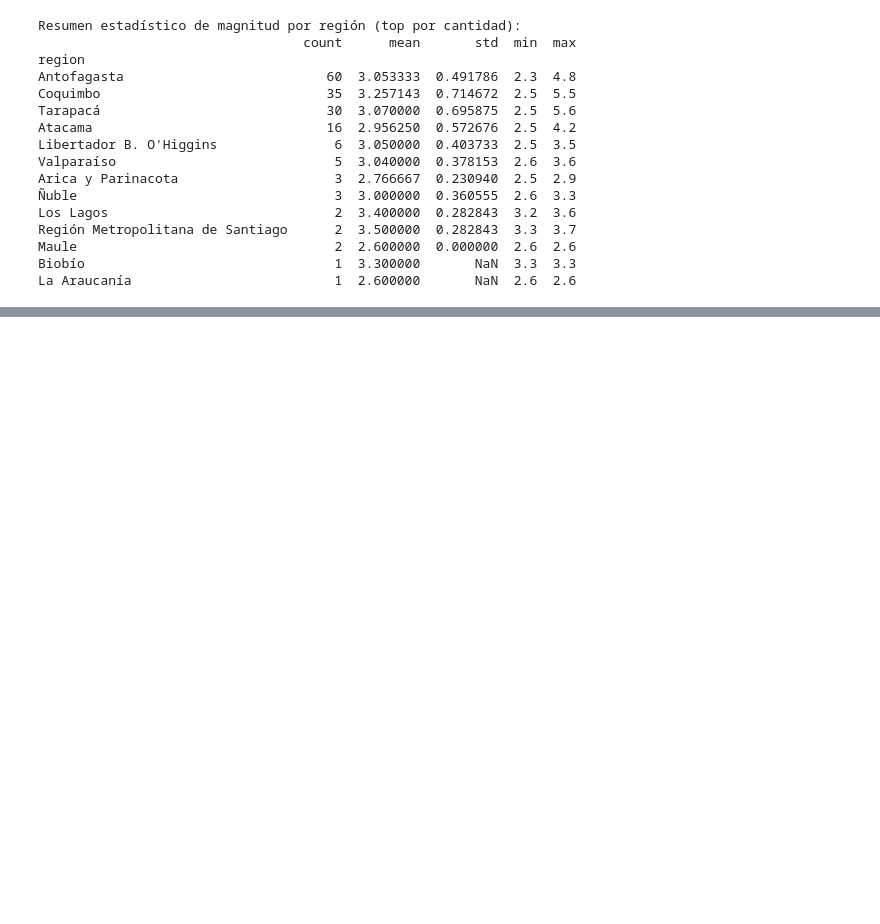
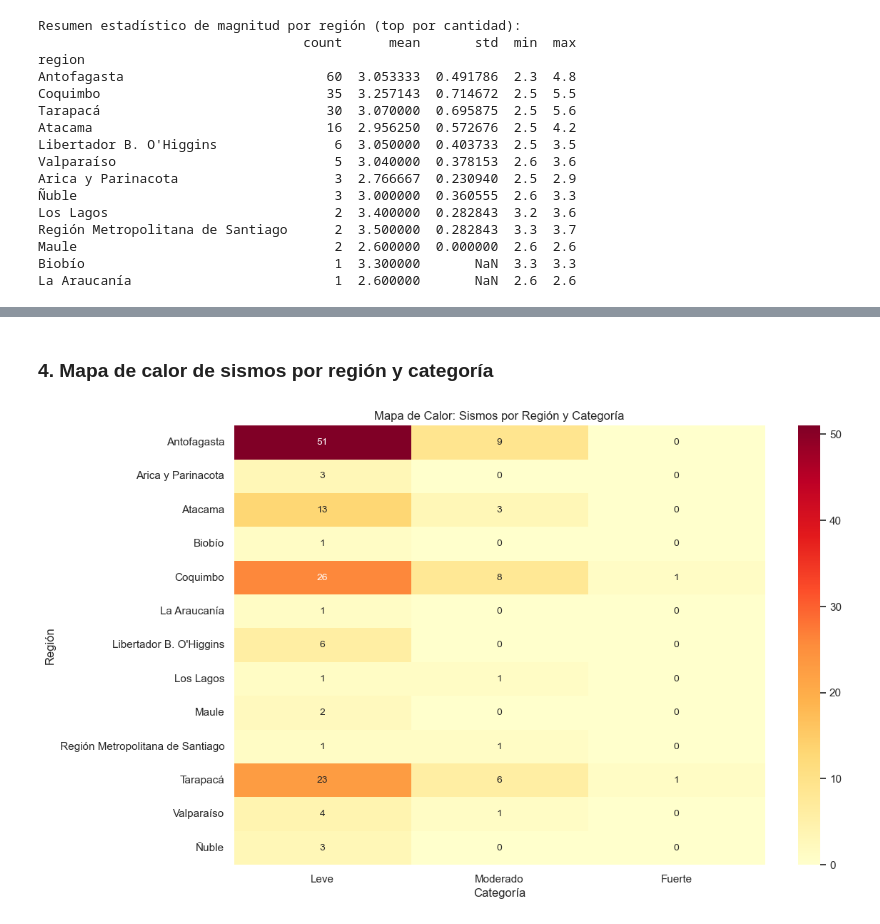
Before and after one commit to RBVG75/Proyect-Semestral-Mineria-De-Datos, a Jupyter notebook: fusioncodigos.ipynb, the cells around one changed output, grey strips where cells are left out. Cells and saved outputs as stored; diff of their text form; code cells hidden in the pictures; blank space fills up the shorter version.

```diff
--- a/fusioncodigos.ipynb
+++ b/fusioncodigos.ipynb
@@ -419,0 +519,12 @@ La Araucanía                          1  2.600000       NaN  2.6  2.6
+# %% [markdown]
+### 4. Mapa de calor de sismos por región y categoría
+# %%
+plt.figure(figsize=(12, 8))
+pivot_table = pd.crosstab(df['region'], df['categoria'])
+sns.heatmap(pivot_table, annot=True, fmt='d', cmap='YlOrRd')
+plt.title('Mapa de Calor: Sismos por Región y Categoría')
+plt.ylabel('Región')
+plt.xlabel('Categoría')
+plt.show()
+# %% [output]
+[figure, added]
```
Also changed, not shown: parts of 21 cells of this notebook.
